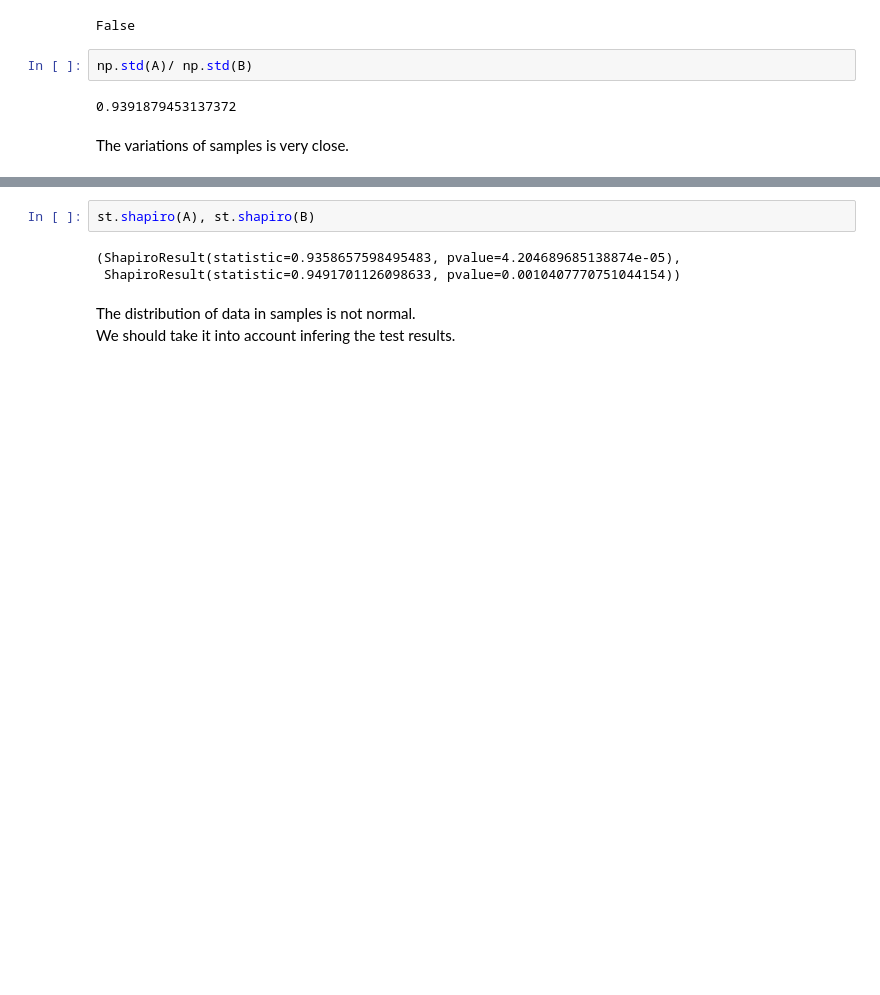
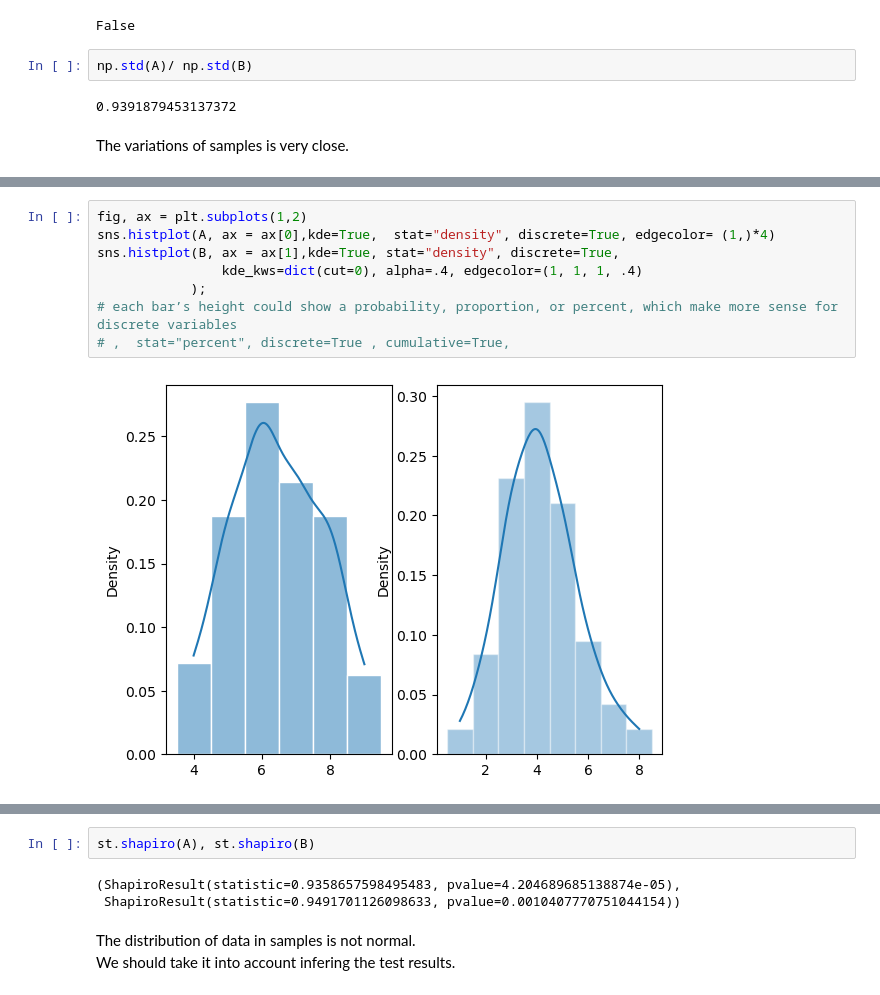
Before and after one commit to IgorBeHolder/Netology, a Jupyter notebook: Netology stats_Confidential_intervals HW.ipynb, the cells around one changed output, grey strips where cells are left out. Saved outputs shown, nothing was run; the diff lists cells and outputs as text; blank space fills up the shorter version.

```diff
--- a/Netology stats_Confidential_intervals HW.ipynb
+++ b/Netology stats_Confidential_intervals HW.ipynb
@@ -902,0 +913,10 @@ The variations of samples is very close.
+# %%
+fig, ax = plt.subplots(1,2)
+sns.histplot(A, ax = ax[0],kde=True,  stat="density", discrete=True, edgecolor= (1,)*4)
+sns.histplot(B, ax = ax[1],kde=True, stat="density", discrete=True,
+                kde_kws=dict(cut=0), alpha=.4, edgecolor=(1, 1, 1, .4)
+            );
+# each bar’s height could show a probability, proportion, or percent, which make more sense for discrete variables
+# ,  stat="percent", discrete=True , cumulative=True,
+# %% [output]
+[figure, added]
```
Also changed, not shown: parts of 9 cells of this notebook, 9 other files.
